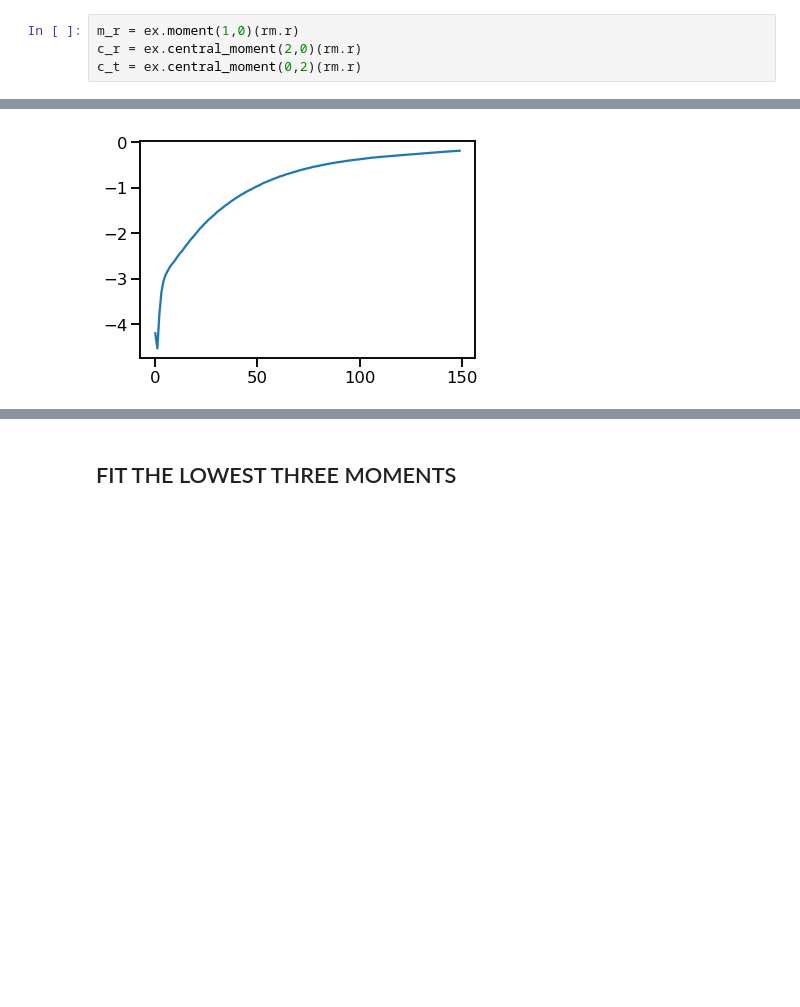
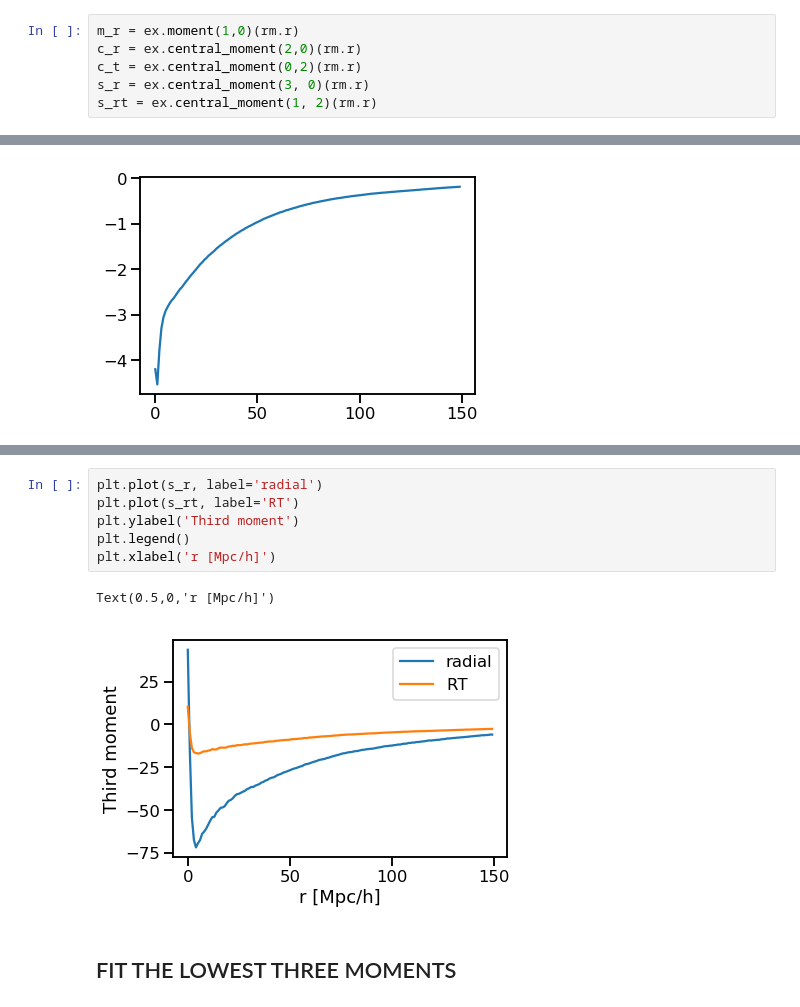
Before and after one commit to florpi/CentralStreamingModel, a Jupyter notebook: dimred/taylor_expansion.ipynb, the cells around one changed output, grey strips where cells are left out. Cells and saved outputs as stored; diff of their text form; blank space fills up the shorter version.

```diff
--- a/dimred/taylor_expansion.ipynb
+++ b/dimred/taylor_expansion.ipynb
@@ -40,6 +40,8 @@ gaussian.multipoles(s, mu)
 m_r = ex.moment(1,0)(rm.r)
 c_r = ex.central_moment(2,0)(rm.r)
 c_t = ex.central_moment(0,2)(rm.r)
+s_r = ex.central_moment(3, 0)(rm.r)
+s_rt = ex.central_moment(1, 2)(rm.r)
 # %%
 plt.plot(m_r, label='radial')
 # %% [output]
@@ -55,3 +57,12 @@ plt.legend()
+# %%
+plt.plot(s_r, label='radial')
+plt.plot(s_rt, label='RT')
+plt.ylabel('Third moment')
+plt.legend()
+plt.xlabel('r [Mpc/h]')
+# %% [output]
+Text(0.5,0,'r [Mpc/h]')
+[figure, added]
 # %% [markdown]
 ## FIT THE LOWEST THREE MOMENTS
 # %%
```
Also changed, not shown: parts of 6 cells of this notebook, 10 other files.
